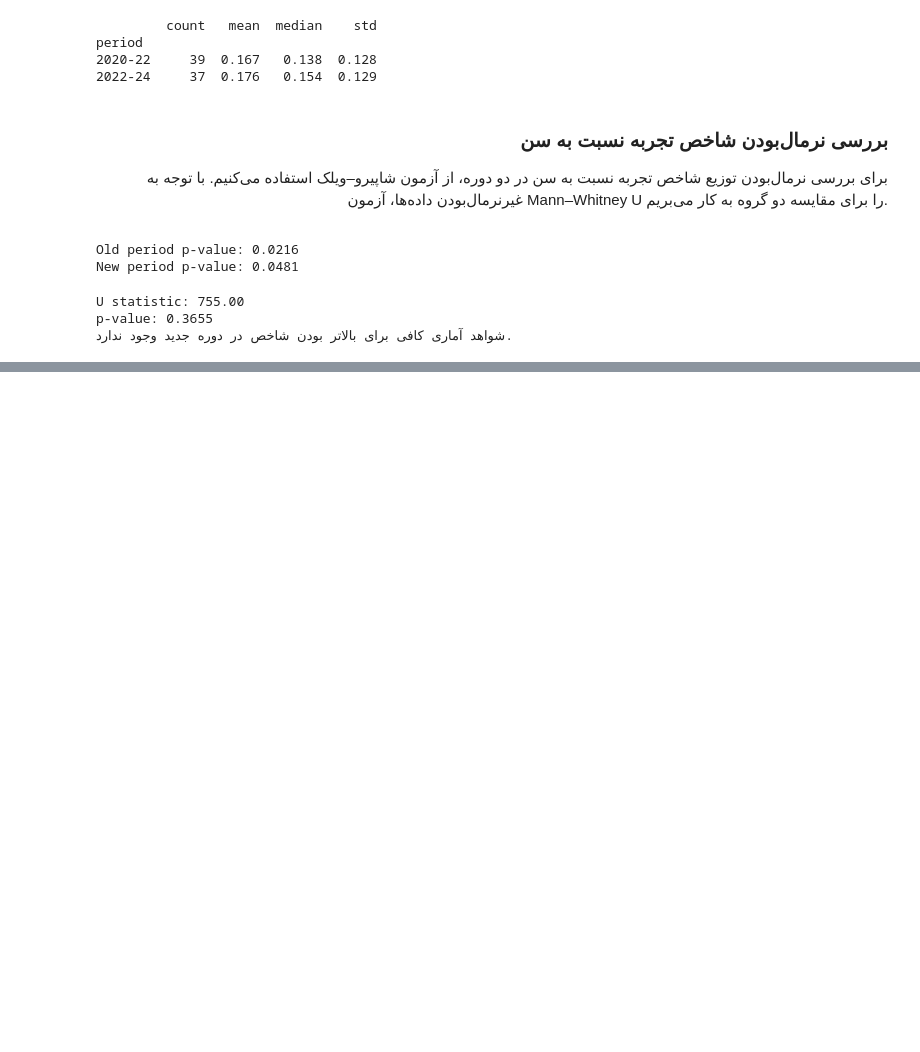
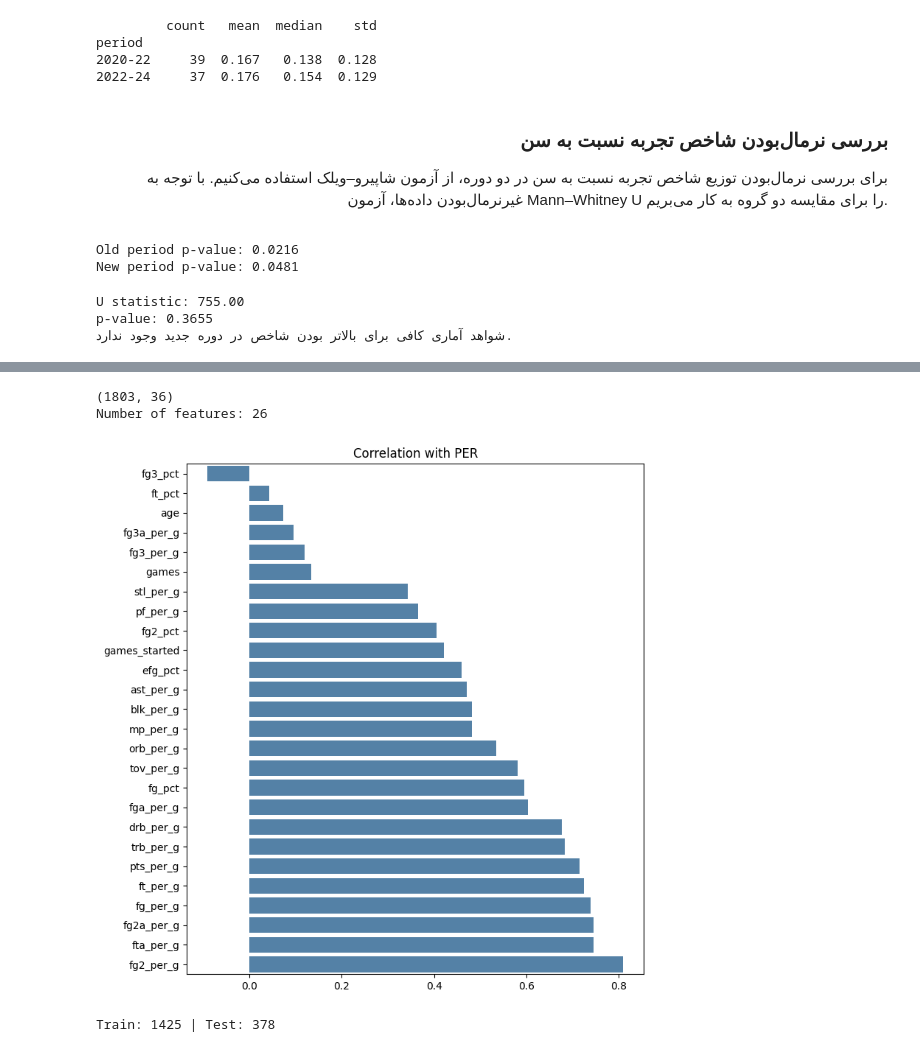
Before and after one commit to bahramzarean/QBC-Group3-EDA-NBA-Analysis, a Jupyter notebook: NBA/NBA_EDA.ipynb, the cells around one changed output, grey strips where cells are left out. Cells and saved outputs as stored; diff of their text form; code cells hidden in the pictures; blank space fills up the shorter version.

```diff
--- a/NBA/NBA_EDA.ipynb
+++ b/NBA/NBA_EDA.ipynb
@@ -616,0 +758,45 @@ Median difference (New - Old): 0.016
+# %%
+key = ["player_id", "season_end", "team_name_abbr"]
+
+reg_df = pg.merge(adv[key + ["mp", "per"]], on=key)
+reg_df = reg_df.sort_values("mp", ascending=False).drop_duplicates(["player_id", "season_end"])
+reg_df = reg_df[reg_df.mp >= 500].copy()
+
+target = "per"
+features = [c for c in pg.select_dtypes("number").columns if c not in ["ranker", "season_end"]]
+
+
+reg_df[features] = reg_df[features].fillna(0)
+
+print(reg_df.shape)
+print("Number of features:", len(features))
+# %% [output]
+(1803, 36)
+Number of features: 26
+# %%
+corr = reg_df[features].corrwith(reg_df[target]).sort_values()
+
+plt.figure(figsize=(8, 9))
+sns.barplot(x=corr.values, y=corr.index, color="steelblue")
+plt.title("Correlation with PER")
+plt.show()
+# %% [output]
+[figure, added]
+# %%
+
+
+X = reg_df[features]
+y = reg_df[target]
+
+split = GroupShuffleSplit(n_splits=1, test_size=0.2, random_state=42)
+train_idx, test_idx = next(split.split(X, y, groups=reg_df.player_id))
+
+X_train, X_test = X.iloc[train_idx], X.iloc[test_idx]
+y_train, y_test = y.iloc[train_idx], y.iloc[test_idx]
+
+model = LinearRegression()
+model.fit(X_train, y_train)
+
+print("Train:", len(X_train), "| Test:", len(X_test))
+# %% [output]
+Train: 1425 | Test: 378
```
Also changed, not shown: parts of 17 cells of this notebook.
